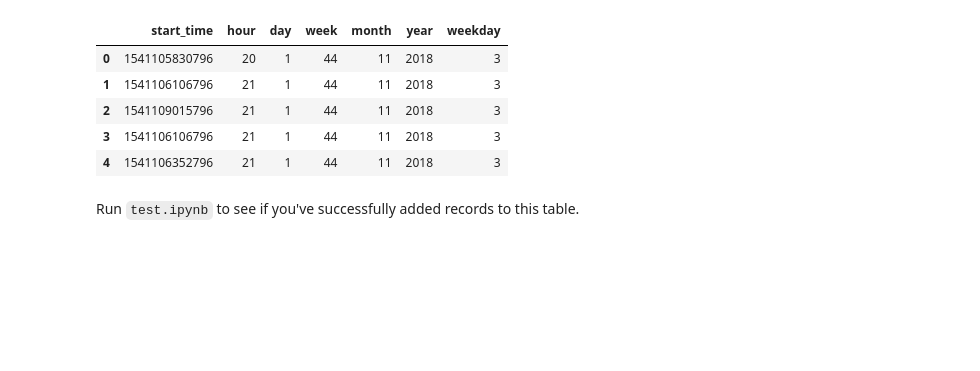
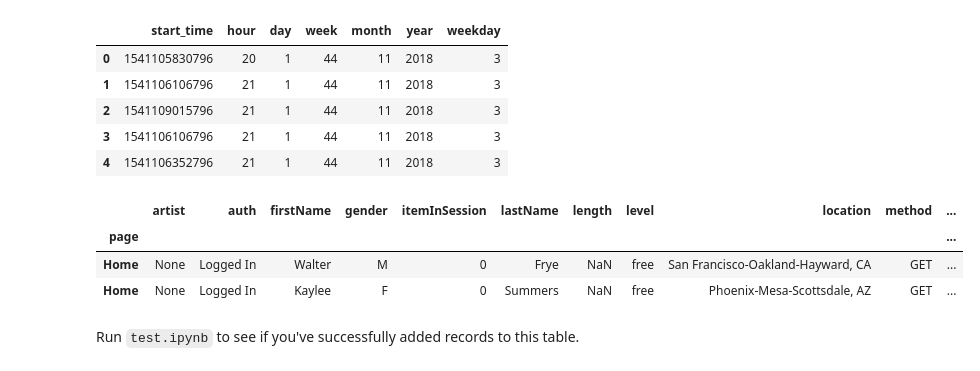
Before and after one commit to sunny0402/data-modeling-postgres, a Jupyter notebook: etl.ipynb, the cells around one changed output. Drawn from its saved outputs; the diff is of its cells as text; code cells hidden in the pictures; blank space fills up the shorter version.

```diff
--- a/etl.ipynb
+++ b/etl.ipynb
@@ -223,7 +223,8 @@ df.head(2)
 # - Create a dataframe, `time_df,` containing the time data for this file by combining `column_labels` and `time_data` into a dictionary and converting this into a dataframe
 # %%
 #Filter records by NextSong action
-df = df.set_index(['page']).sort_index()
+#df = df.set_index(['page']).sort_index()
+df = df[df.page == 'NextSong']
 # %%
 df.head()
 # %% [output]
@@ -347,6 +348,13 @@ user_df = df[['userId', 'firstName', 'lastName', 'gender', 'level']]
 for i, row in user_df.iterrows():
     cur.execute(user_table_insert, row)
     conn.commit()
+# %%
+df.head(2)
+# %% [output]
+|  | artist | auth | firstName | gender | itemInSession | lastName | length | level | location | method | ... |
+| page |  |  |  |  |  |  |  |  |  |  | ... |
+| Home | None | Logged In | Walter | M | 0 | Frye | NaN | free | San Francisco-Oakland-Hayward, CA | GET | ... |
+| Home | None | Logged In | Kaylee | F | 0 | Summers | NaN | free | Phoenix-Mesa-Scottsdale, AZ | GET | ... |
 # %% [markdown]
 Run `test.ipynb` to see if you've successfully added records to this table.
 # %%
```
Also changed, not shown: parts of 5 cells of this notebook, 5 other files.
